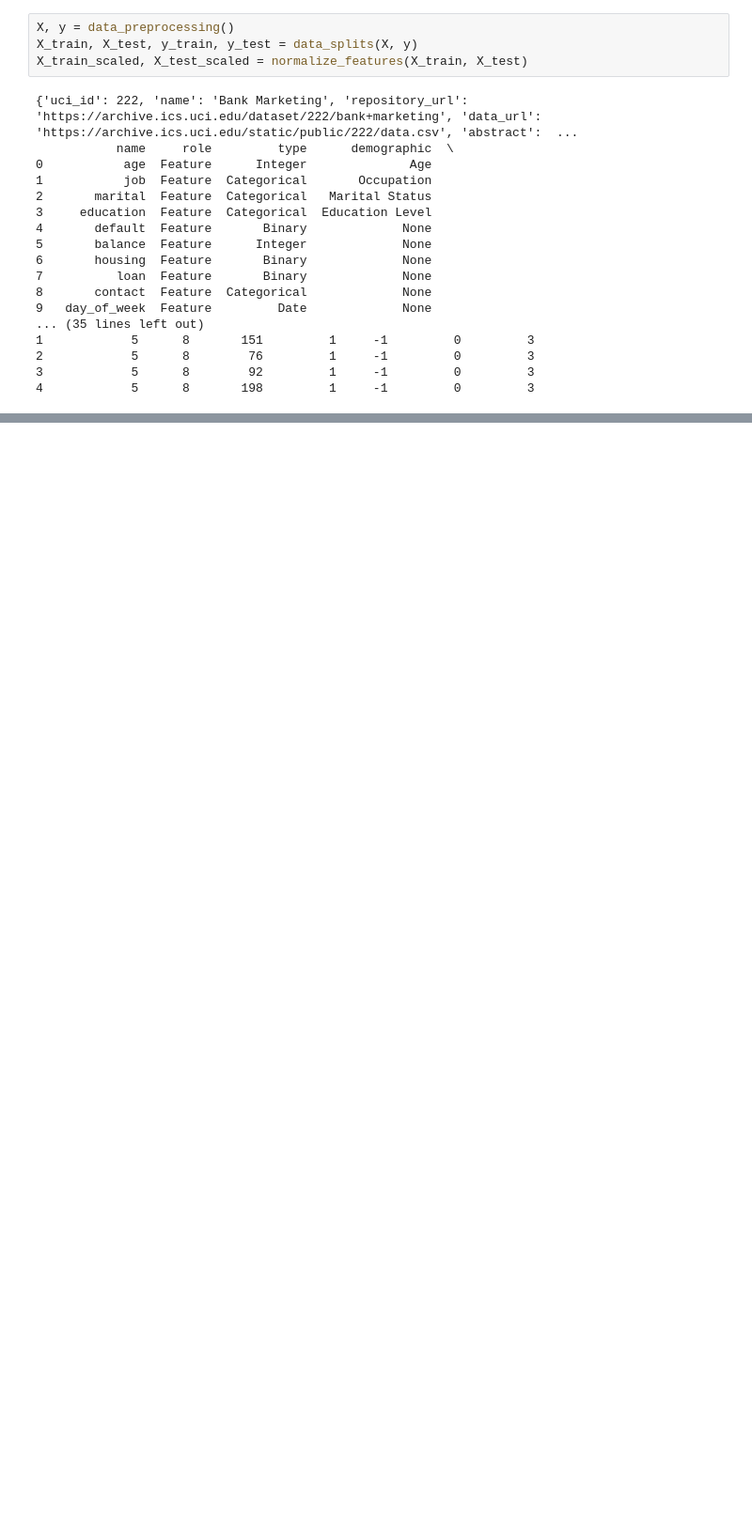
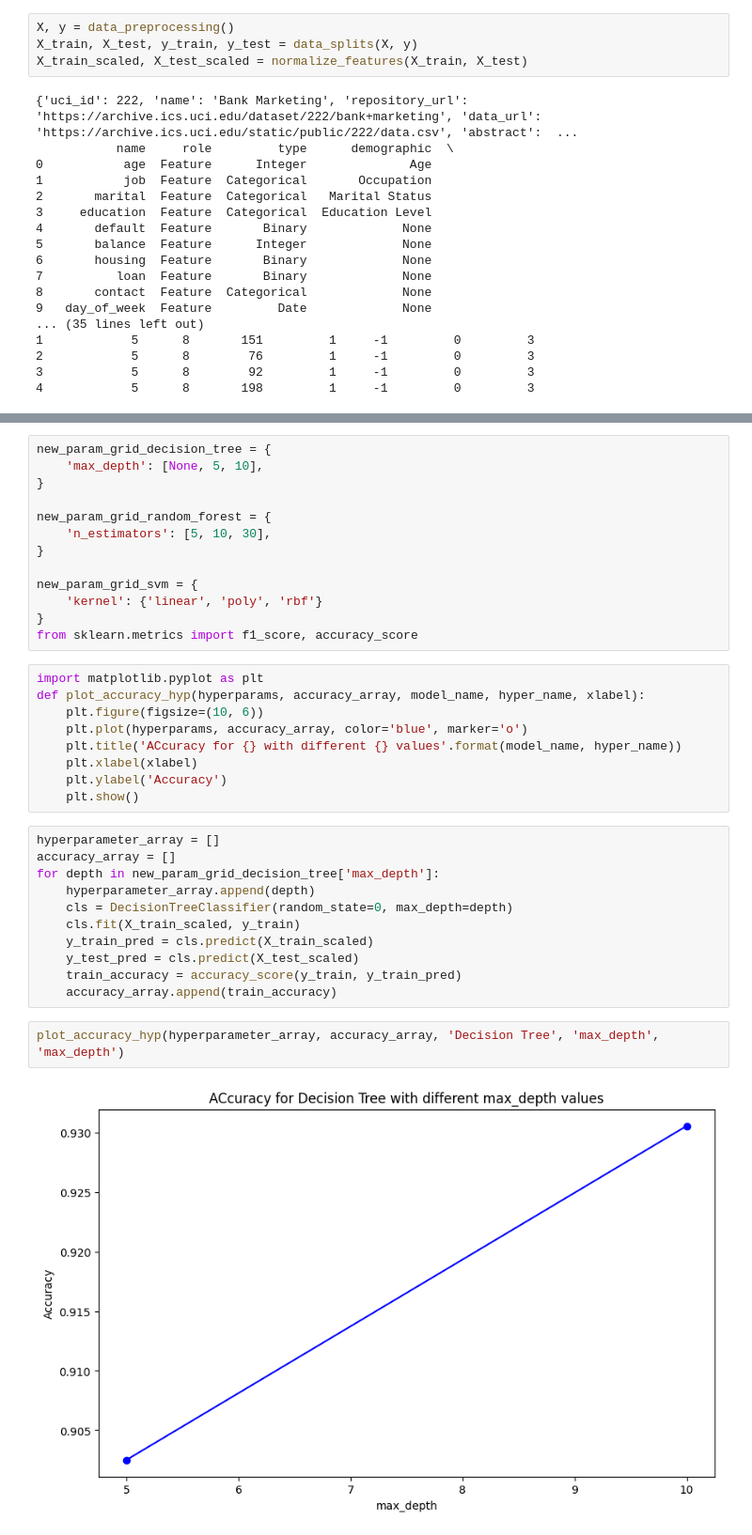
Before and after one commit to GharibSidney/Assignement3, a Jupyter notebook: test.ipynb, the cells around one changed output, grey strips where cells are left out. Shown at 94% size. Saved outputs shown, nothing was run; the diff lists cells and outputs as text; blank space fills up the shorter version.

```diff
--- a/test.ipynb
+++ b/test.ipynb
@@ -234,0 +409,37 @@ Performing grid search for  SVC(random_state=0)
+# %%
+new_param_grid_decision_tree = {
+    'max_depth': [None, 5, 10],
+}
+
+new_param_grid_random_forest = {
+    'n_estimators': [5, 10, 30],
+}
+
+new_param_grid_svm = {
+    'kernel': {'linear', 'poly', 'rbf'}
+}
+from sklearn.metrics import f1_score, accuracy_score
+# %%
+import matplotlib.pyplot as plt
+def plot_accuracy_hyp(hyperparams, accuracy_array, model_name, hyper_name, xlabel):
+    plt.figure(figsize=(10, 6))
+    plt.plot(hyperparams, accuracy_array, color='blue', marker='o')
+    plt.title('ACcuracy for {} with different {} values'.format(model_name, hyper_name))
+    plt.xlabel(xlabel)
+    plt.ylabel('Accuracy')
+    plt.show()
+# %%
+hyperparameter_array = []
+accuracy_array = []
+for depth in new_param_grid_decision_tree['max_depth']:
+    hyperparameter_array.append(depth)
+    cls = DecisionTreeClassifier(random_state=0, max_depth=depth)
+    cls.fit(X_train_scaled, y_train)
+    y_train_pred = cls.predict(X_train_scaled)
+    y_test_pred = cls.predict(X_test_scaled)
+    train_accuracy = accuracy_score(y_train, y_train_pred)
+    accuracy_array.append(train_accuracy)
+# %%
+plot_accuracy_hyp(hyperparameter_array, accuracy_array, 'Decision Tree', 'max_depth', 'max_depth')
+# %% [output]
+[figure, added]
```
Also changed, not shown: parts of 10 cells of this notebook, 5 other files.
